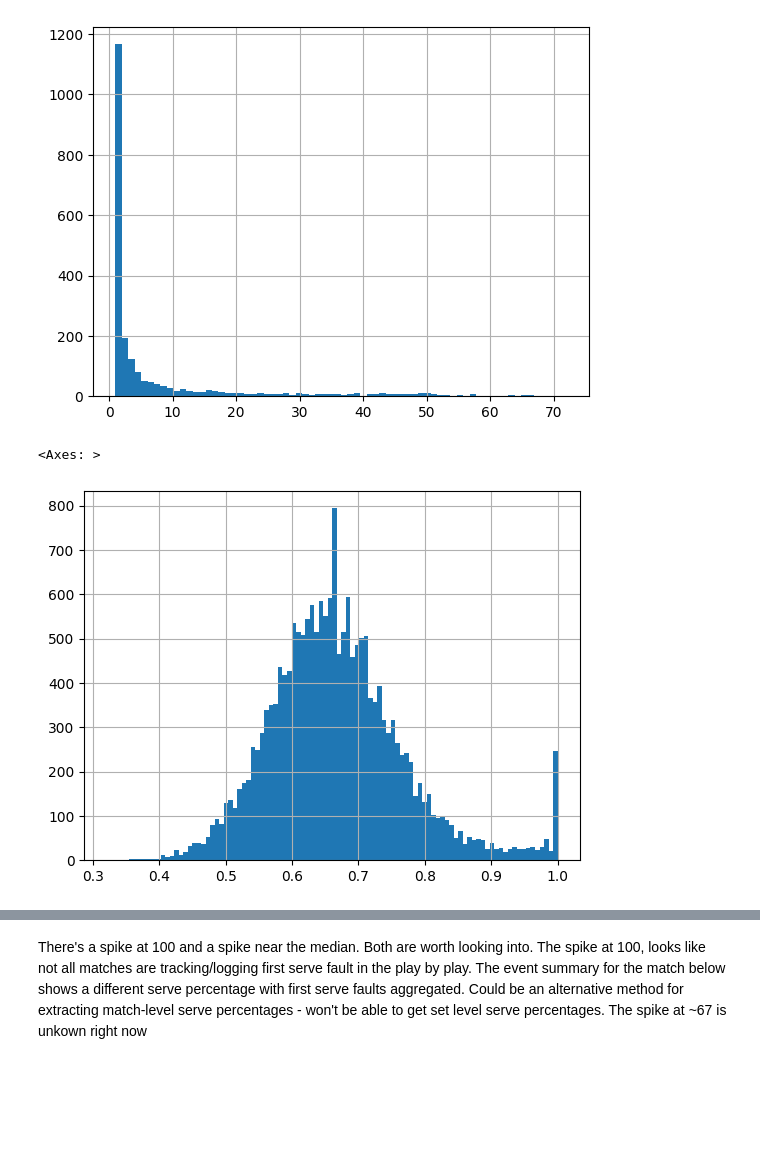
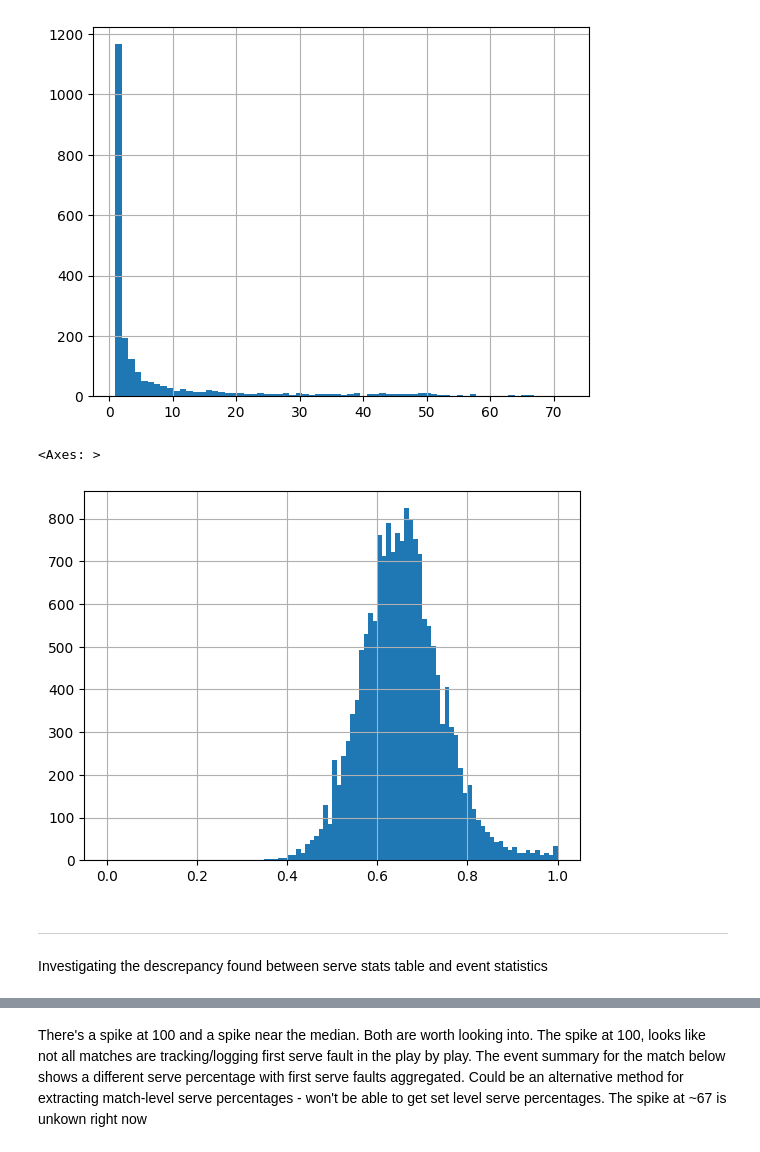
Before and after one commit to mattholden/tennis-origination, a Jupyter notebook: first_set_markets/first_serve_percentage.ipynb, the cells around one changed output, grey strips where cells are left out. Cells and saved outputs as stored; diff of their text form; code cells hidden in the pictures; blank space fills up the shorter version.

Commit message:
serve percentage features

```diff
--- a/first_set_markets/first_serve_percentage.ipynb
+++ b/first_set_markets/first_serve_percentage.ipynb
@@ -260,6 +260,13 @@ def get_serve_stats(sample_match):
 
     home_mask = (sample_match["server"] == "home") & valid
     away_mask = (sample_match["server"] == "away") & valid
+
+    # Double Fault Anamoly
+    double_fault_mask = sample_match["result"] == "double_fault"
+    inconsistent_serve_fault_mask = double_fault_mask & first_serve_in_mask
+    if inconsistent_serve_fault_mask.any():
+        return None, None
+
 
     # ---- Match level: first serve ----
     match_first_attempts = {home_id: home_mask.sum(), away_id: away_mask.sum()}
@@ -396,6 +403,8 @@ def process_match(g):
     """Process one match group: compute serve stats and return tabular rows (one per competitor)."""
     sid = g.name  # group key = sport_event_id
     server_percentage_by_match, server_percentage_by_set = get_serve_stats(g)
+    if server_percentage_by_match is None:
+        return pd.DataFrame()
     return serve_stats_to_row(sid, server_percentage_by_match, server_percentage_by_set)
 
 serve_stats_table = (
@@ -473,7 +482,12 @@ serve_stats_table['competitor_id'].value_counts().hist(bins=70)
 <Axes: >
 [figure]
 # %%
-serve_stats_table['first_serve_percentage'].hist(bins=100)
+serve_stats_table['first_serve_percentage'].hist(
+    bins=np.linspace(0, 1, 101),  # 100 bins, width 0.01
+)
 # %% [output]
 <Axes: >
-[figure, old version]
+[figure, new version]
+# %% [markdown]
+________________________
+Investigating the descrepancy found between serve stats table and event statistics
```
Also changed, not shown: parts of 21 cells of this notebook.
